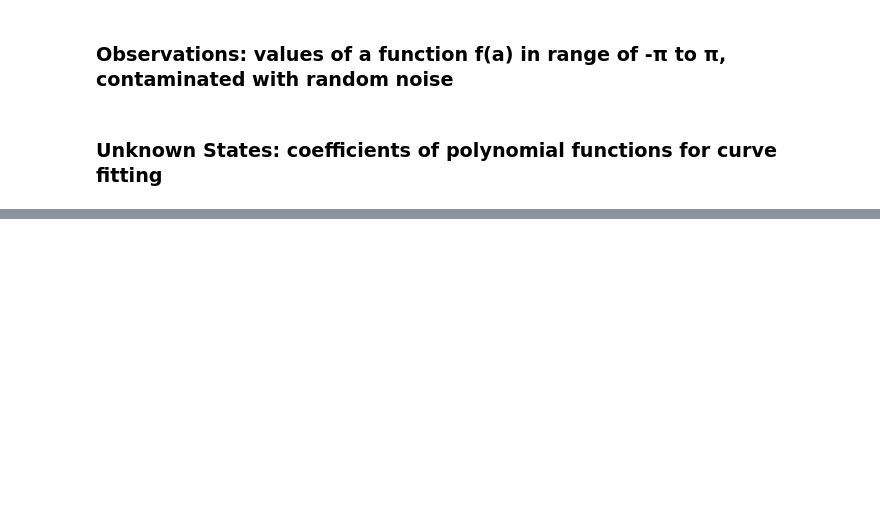
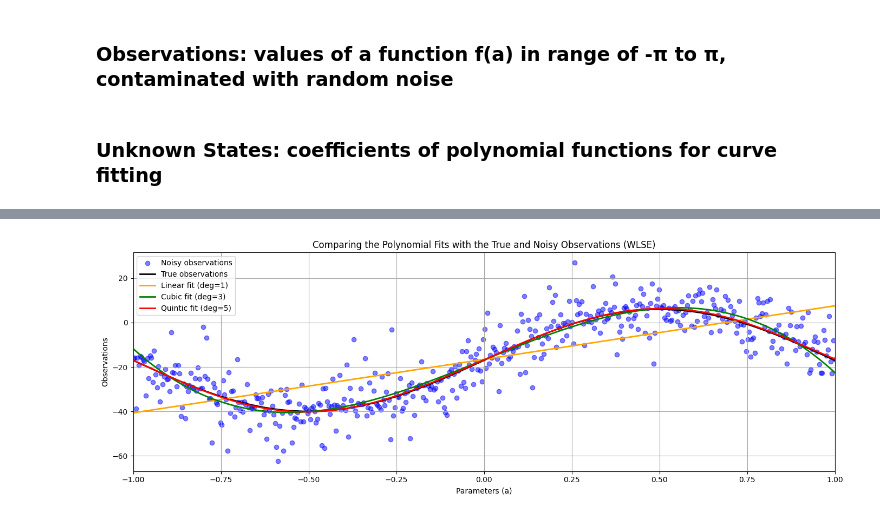
Before and after one commit to hudsonirivbogbe/ENGG680_2025_Fall, a Jupyter notebook: Lab_Assignment1/StudentGradeManagementSystem.ipynb, the cells around one changed output, grey strips where cells are left out. Cells and saved outputs as stored; diff of their text form; code cells hidden in the pictures; blank space fills up the shorter version.

```diff
--- a/Lab_Assignment1/StudentGradeManagementSystem.ipynb
+++ b/Lab_Assignment1/StudentGradeManagementSystem.ipynb
@@ -849,4 +1008,6 @@ fig.tight_layout()
 # now, let's define the P matrix with the proper weights of observation
 # use the variance of observation l_var, define P matrix
 # (1 mark)
-P = #...
+
+P = np.eye(len(l)) / l_var
+print (P)
@@ -854,4 +1023,82 @@ P = #...
 # step 13
 # repeat the steps 6-10, using the proper P matrix
 # (7 marks)
-# ...
+
+true_observation = l_true      # true function f(a)
+noisy_observation = l
+
+#----------------------
+#Step 6 - Call the fit_polynomial_curve function for degrees 2,4 and 6 and obtaining the results (after computation with weights)
+# For Degree 2
+x_deg2, cov_x_deg2, apv_deg2, v_deg2  = fit_polynomial_curve(a, l, P, deg=2)
+# For Degree 4
+x_deg4, cov_x_deg4, apv_deg4, v_deg4 = fit_polynomial_curve(a, l, P, deg=4)
+# For Degree 6
+x_deg6, cov_x_deg6, apv_deg6, v_deg6 = fit_polynomial_curve(a, l, P, deg=6)
+
+#----------------------
+#Step 7 - Constructing polynomial function for degrees 2,4 and 6 (Using the estimated coefficients x and constants array a)
+quadratic_w = np.polyval(x_deg2[::-1], a)
+quartic_w   = np.polyval(x_deg4[::-1], a)
+hexic_w     = np.polyval(x_deg6[::-1], a)
+
+#----------------------
+#Step 8 -  Plotting each polynomial function, Noisy observations, true observations together in one single figure
+            # for degrees 1, 3 and 5
+#line
+x_deg1, cov_x_deg1, apv_deg1, v_deg1 = fit_polynomial_curve(a, l, P, deg=1)
+#Cubic (Degree 3)
+x_deg3, cov_x_deg3, apv_deg3, v_deg3 = fit_polynomial_curve(a, l, P, deg=3)
+#Cubic (Degree 5)
+x_deg5, cov_x_deg5, apv_deg5, v_deg5 = fit_polynomial_curve(a, l, P, deg=5)
+
+line_w     = np.polyval(x_deg1[::-1], a)
+cubic_w    = np.polyval(x_deg3[::-1], a)
+quintic_w  = np.polyval(x_deg5[::-1], a)
+
+fig, ax = plt.subplots(nrows=1, ncols=1, figsize=(14, 5))
+
+# Plot noisy observations
+ax.scatter(a/np.pi, noisy_observation, label='Noisy observations', color='blue', alpha=0.5)
+
+# Plot true observations
+ax.plot(a/np.pi, true_observation, label='True observations', color='black', linewidth=2)
+
+# Plot fitted polynomial curves with specified colors
+ax.plot(a/np.pi, line_w, label='Linear fit (deg=1)', color='orange', linewidth=2)
+ax.plot(a/np.pi, cubic_w, label='Cubic fit (deg=3)', color='green', linewidth=2)
+ax.plot(a/np.pi, quintic_w, label='Quintic fit (deg=5)', color='red', linewidth=2)
+
+# Axis labelling and titling
+ax.set_xlabel('Parameters (a)')
+ax.set_ylabel('Observations')
+ax.set_title('Comparing the Polynomial Fits with the True and Noisy Observations (WLSE)')
+
+ax.legend(loc='upper left')
+
+# Creating limits on the x-axis
+ax.set_xlim(-1, 1)
+
+# Creating a grid for the resulting plot
+ax.grid(True, which='both', ls='-', color='0.65')
+
+fig.tight_layout()
+
+#----------------------
+#Step 9 - Print the a posterier variance factor for each polynomial function (based on the addition of the new weights)
+          #for degrees 1, 3 and 5
+print ('A posteriori variance factor for the "Linear fit (degree 1)" for WLSE is:', apv_deg1)
+print ('A posteriori variance factor for the "Cubic fit (degree 3)" for WLSE is:', apv_deg3)
+print ('A posteriori variance factor for the "Quintic fit (degree 5)" for WLSE is:', apv_deg5)
+
+#----------------------
+#Step 10 - compute and print the norm between the predicted observations from each polynomial function and the true observations
+norm_for_linear     = np.linalg.norm(line_w - l_true)
+norm_for_cubic       = np.linalg.norm(cubic_w- l_true)
+norm_for_quintic    = np.linalg.norm(quintic_w - l_true)
+
+#Print the norm for each polynomial function (based on the addition of the new weights) for degrees 1, 3 and 5
+print('Norm between prediction obtained using linear function and true observations (WLSE): ', norm_for_linear)
+print('Norm between prediction obtained using cubic function and true observations (WLSE):  ', norm_for_cubic)
+print('Norm between prediction obtained using quintic function and true observations (WLSE):', norm_for_quintic)
+# %% [output]
@@ -858,3 +1111,4 @@ P = #...
+[figure, added]
 # %%
 # step 14
 # Compare the results of a posterier variance factor and norm from unweighted LSE and weighted LSE, what phenomena do you observe? Explain this phenomena.
```
Also changed, not shown: parts of 13 cells of this notebook.
